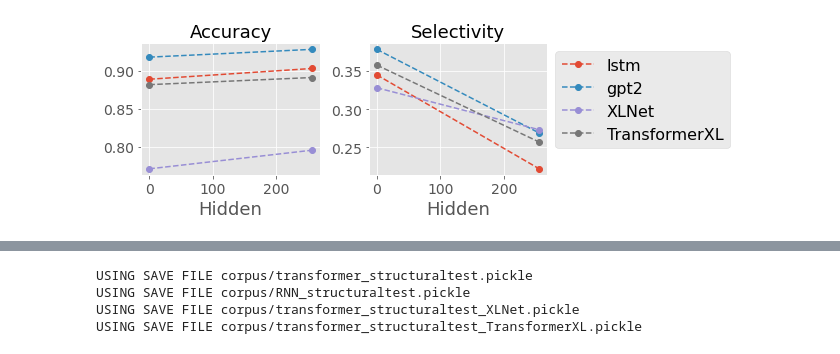
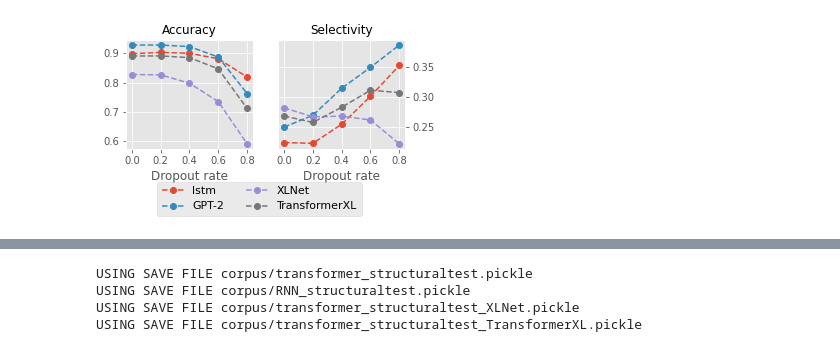
Before and after one commit to annaproxy/nlp2-probing-lms, a Jupyter notebook: Results.ipynb, the cells around one changed output, grey strips where cells are left out. Saved outputs shown, nothing was run; the diff lists cells and outputs as text; code cells hidden in the pictures.

```diff
--- a/Results.ipynb
+++ b/Results.ipynb
@@ -10,6 +10,15 @@ from tree_utils import calc_uuas
 %autoreload 2
 with open("FINALS.pickle", "rb") as f:
     result_dict = pickle.load(f)
+
+with open("XLguysDEPLR5More.pickle", "rb") as f:
+    lowlr_dict = pickle.load(f)
+
+
+with open("XLBoysPOSLR5More.pickle", "rb") as f:
+    lowlr_dict2 = pickle.load(f)
+    lowlr_dict['pos'] = lowlr_dict2['pos']
+    lowlr_dict['controlpos'] = lowlr_dict2['controlpos']
 # %%
 from tree_utils import create_or_load_structural_data
 import torch.utils.data as data
@@ -110,72 +121,52 @@ ax2.set_title("Selectivity", fontsize=18)
 #plt.show()
 
 
-fig, (ax1,ax2) = plt.subplots(1,2, figsize=(9,3))
+fig, (ax1,ax2) = plt.subplots(1,2, figsize=(5,2))
 
+ANALYZE_DROPOUT = True
+h_list = [256]
+d_list = [0,0.2,0.4,0.6,0.8]
+for model in ['lstm', 'transformer', 'LRXLNet', 'TransformerXL']:#, 'LRXLNet', 'LRTransformerXL']:
+    if 'LR' not in model:
+        the_dict = result_dict
+        lr = False
+    else:
+        the_dict = lowlr_dict
+        model = model[2:]
+        lr = True
 
-for model in ['lstm', 'transformer', 'XLNet', 'TransformerXL']:
-    for d in [0.2]:
+    for h in h_list:
         x_axis = []
         y_axis = []
         y_axis_control = []
         y_axis_select = []
-        for hidden_size in [0,256] :
+        for d in d_list:
             # Mean for POS task
-            mean = mean_test_acc(result_dict['pos'][model][hidden_size][d])
+            mean = mean_test_acc(the_dict['pos'][model][h][d])
 
             # Mean for Control task
-            mean_control = mean_test_acc(result_dict['controlpos'][model][hidden_size][d])
+            mean_control = mean_test_acc(the_dict['controlpos'][model][h][d])
             #print(model, mean, mean_control)
             # Append
-            x_axis.append(hidden_size)
+            x_axis.append(d)
             y_axis.append(mean[0])
             y_axis_select.append(mean[0] - mean_control[0])
         print(x_axis, y_axis, y_axis_select)
-        ax1.plot(x_axis, y_axis, '--o', label=(model if model != 'transformer' else 'gpt2'), )
-        ax2.plot(x_axis, y_axis_select, '--o', label=(model if model != 'transformer' else 'gpt2'),)
-        ax2.legend(fontsize=16, bbox_to_anchor=(1,1))
+        model_name = (model if model != 'transformer' else 'GPT-2')
+        #model_name = model_name if not lr else model_name +'lr'
+        ax1.plot(x_axis, y_axis, '--o', label=model_name, )
+        ax2.plot(x_axis, y_axis_select, '--o', label=model_name,)
+        z = ax2.legend(fontsize=11, bbox_to_anchor=(0.7,-0.25), ncol=2)
         #ax1.set_ylim(0.3,0.8)
         #ax2.set_ylim(0.1,0.25)
-
-ax1.set_title("Accuracy", fontsize=18)
-ax2.set_title("Selectivity", fontsize=18)
-ax1.set_xlabel("Hidden", fontsize=18)
-ax2.set_xlabel("Hidden", fontsize=18)
-
-plt.tight_layout()
-plt.show()
-
-fig, (ax1,ax2) = plt.subplots(1,2, figsize=(9,3))
-
-
-for model in ['lstm', 'transformer', 'XLNet', 'TransformerXL']:
-    for d in [0]:
-        x_axis = []
-        y_axis = []
-        y_axis_control = []
-        y_axis_select = []
-        for hidden_size in [16,64,128] :
-            # Mean for POS task
-            mean = mean_test_acc(result_dict['dep'][model][hidden_size][d])
-
-            # Mean for Control task
-            mean_control = mean_test_acc(result_dict['controldep'][model][hidden_size][d])
-            #print(model, mean, mean_control)
-            # Append
-            x_axis.append(hidden_size)
-            y_axis.append(mean[0])
-            y_axis_select.append(mean[0] - mean_control[0])
-        print(x_axis, y_axis, y_axis_select)
-        ax1.plot(x_axis, y_axis, '--o', label=(model if model != 'transformer' else 'gpt2'), )
-        ax2.plot(x_axis, y_axis_select, '--o', label=(model if model != 'transformer' else 'gpt2'),)
-        ax2.legend(fontsize=16, bbox_to_anchor=(1,1))
-        #ax1.set_ylim(0.3,0.8)
-        #ax2.set_ylim(0.1,0.25)
-
-ax1.set_title("UUAS", fontsize=18)
-ax2.set_title("Selectivity", fontsize=18)
-ax1.set_xlabel("Rank", fontsize=18)
-ax2.set_xlabel("Rank", fontsize=18)
-
-plt.show()
+ax1.set_xticks([0,0.2,0.4,0.6,0.8])
+ax2.set_xticks([0,0.2,0.4,0.6,0.8])
+ax1.set_title("Accuracy", fontsize=12)
+ax2.set_title("Selectivity", fontsize=12)
+ax2.yaxis.tick_right()
+ax1.set_xlabel("Dropout rate", fontsize=12)
+ax2.set_xlabel("Dropout rate", fontsize=12)
+plt.savefig('pos_select.eps', format='eps',  dpi=1200,  bbox_extra_artists=(z,), bbox_inches='tight')
+#plt.tight_layout()
+#plt.show()
 # %% [output]
@@ -186 +179 @@ plt.show()
-[figure, old version]
+[figure, new version]
```
Also changed, not shown: parts of 12 cells of this notebook, 2 other files.
